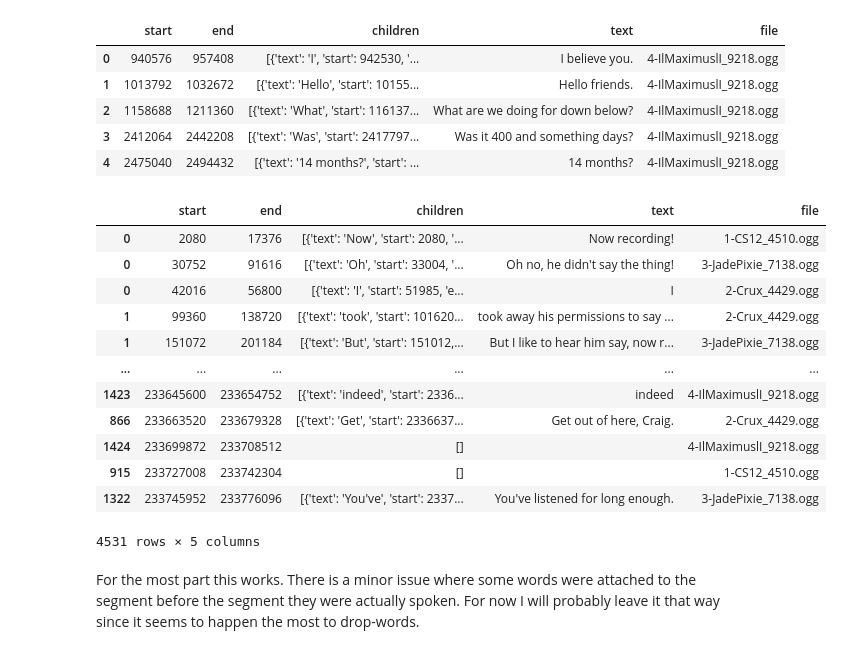
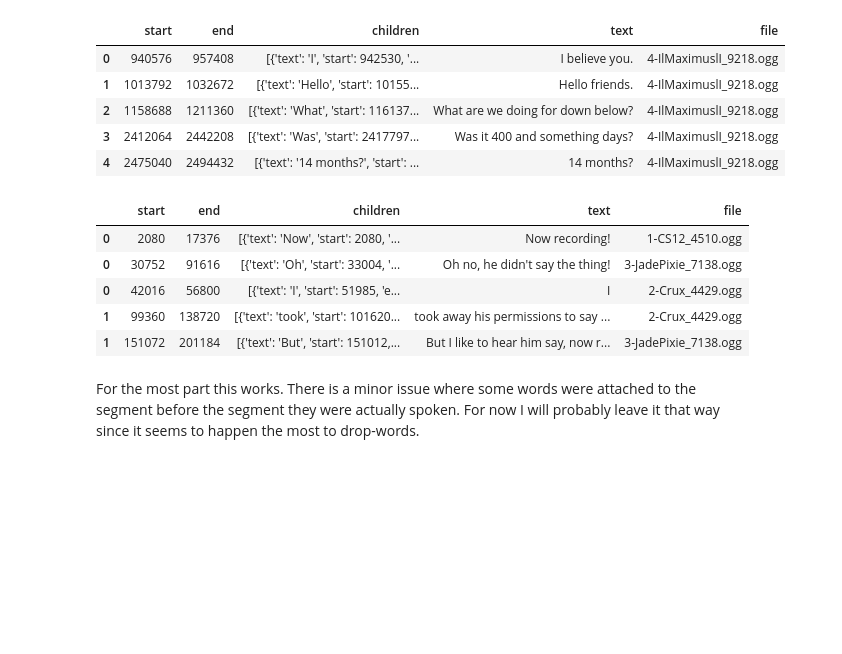
Before and after one commit to MrEnigmamgine/Audacle, a Jupyter notebook: generate script.ipynb, the cells around one changed output. Saved outputs shown, nothing was run; the diff lists cells and outputs as text; code cells hidden in the pictures; blank space fills up the shorter version.

```diff
--- a/generate script.ipynb
+++ b/generate script.ipynb
@@ -92,21 +92,15 @@ df.head()
 | 4 | 2475040 | 2494432 | [{'text': '14 months?', 'start': ... | 14 months? | 4-IlMaximuslI_9218.ogg |
 # %%
 big = pd.concat(dataframes)
-big.sort_values('start')
+big = big.sort_values('start')
+big.head()
 # %% [output]
 |  | start | end | children | text | file |
 | 0 | 2080 | 17376 | [{'text': 'Now', 'start': 2080, '... | Now recording! | 1-CS12_4510.ogg |
 | 0 | 30752 | 91616 | [{'text': 'Oh', 'start': 33004, '... | Oh no, he didn't say the thing! | 3-JadePixie_7138.ogg |
 | 0 | 42016 | 56800 | [{'text': 'I', 'start': 51985, 'e... | I | 2-Crux_4429.ogg |
 | 1 | 99360 | 138720 | [{'text': 'took', 'start': 101620... | took away his permissions to say ... | 2-Crux_4429.ogg |
 | 1 | 151072 | 201184 | [{'text': 'But', 'start': 151012,... | But I like to hear him say, now r... | 3-JadePixie_7138.ogg |
-| ... | ... | ... | ... | ... | ... |
-| 1423 | 233645600 | 233654752 | [{'text': 'indeed', 'start': 2336... | indeed | 4-IlMaximuslI_9218.ogg |
-| 866 | 233663520 | 233679328 | [{'text': 'Get', 'start': 2336637... | Get out of here, Craig. | 2-Crux_4429.ogg |
-| 1424 | 233699872 | 233708512 | [] |  | 4-IlMaximuslI_9218.ogg |
-| 915 | 233727008 | 233742304 | [] |  | 1-CS12_4510.ogg |
-| 1322 | 233745952 | 233776096 | [{'text': 'You've', 'start': 2337... | You've listened for long enough. | 3-JadePixie_7138.ogg |
-4531 rows × 5 columns
 # %%
 # import torch
 # import torchaudio
```
Also changed, not shown: parts of 5 cells of this notebook.
